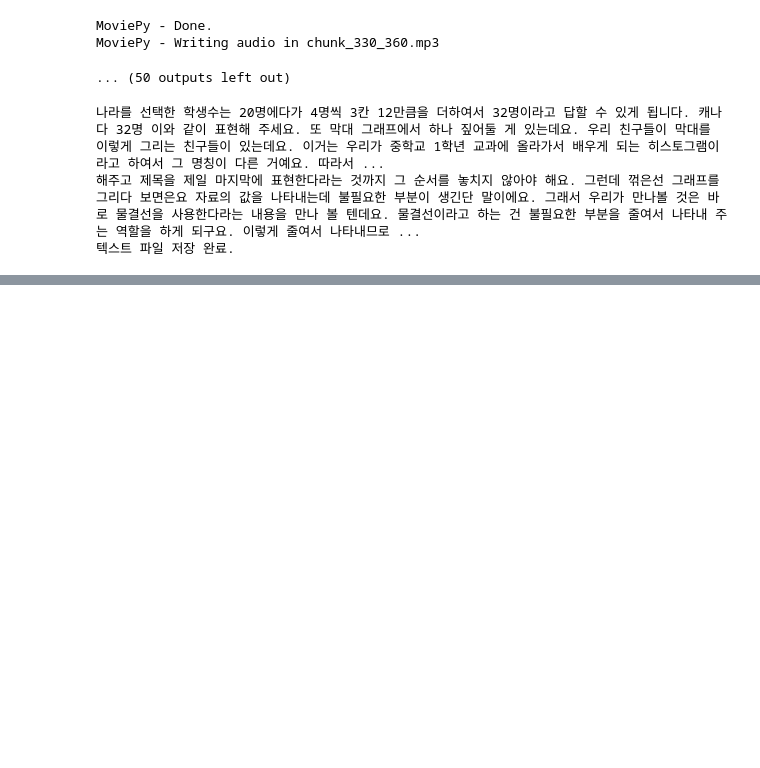
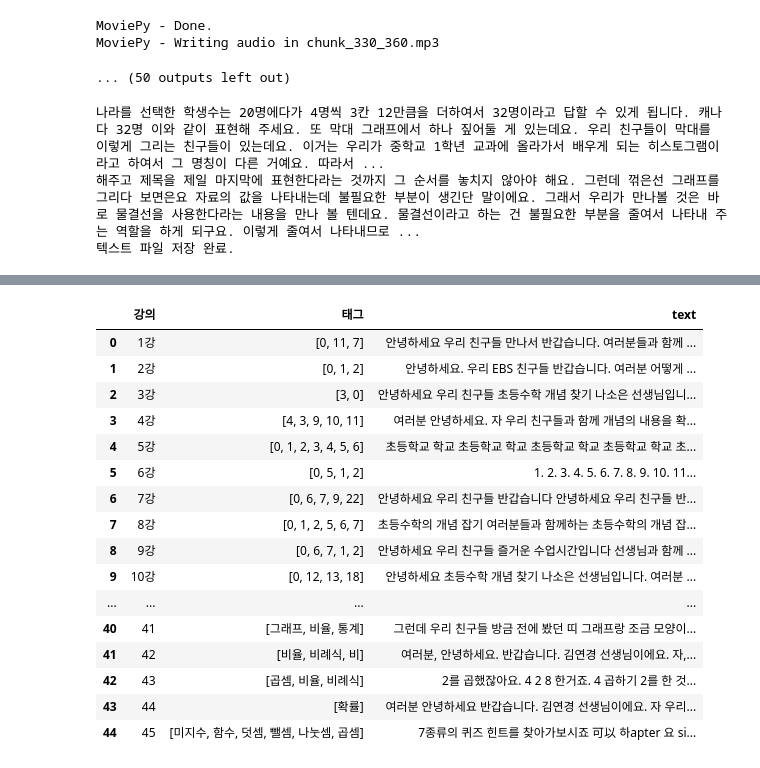
Before and after one commit to oxorudo/Chunjae_Bigdata_9th, a Jupyter notebook: 9.4~9.23/STT_summary_project/lecture_summary_kor.ipynb, the cells around one changed output, grey strips where cells are left out. Cells and saved outputs as stored; diff of their text form; code cells hidden in the pictures; blank space fills up the shorter version.

```diff
--- a/9.4~9.23/STT_summary_project/lecture_summary_kor.ipynb
+++ b/9.4~9.23/STT_summary_project/lecture_summary_kor.ipynb
@@ -6,9 +6,7 @@ from moviepy.editor import VideoFileClip
 audio_path = []
 
 for i in range(0, 4):
-    video_path = (
-        f"./ebs/y2mate.com - 초등 수학 개념잡기  23강 문제 해결의 여러가지 방법 찾기1   00{i+1}_360P.mp4"
-    )
+    video_path = f"./ebs/y2mate.com - 초등 수학 개념잡기  23강 문제 해결의 여러가지 방법 찾기1   00{i+1}_360P.mp4"
 
     # 동영상 로드
     video = VideoFileClip(video_path)
@@ -37,10 +35,11 @@ from moviepy.editor import AudioFileClip
 import os
 # %%
 from moviepy.editor import VideoFileClip
+
 # 비디오 파일이 있는 폴더 경로
-video_folder_path = './ebs/'
+video_folder_path = "./ebs/"
 # 오디오 파일을 저장할 폴더 경로
-audio_output_folder_path = './ebs_audio/'
+audio_output_folder_path = "./ebs_audio/"
 # 오디오 파일을 저장할 폴더가 없으면 생성
 if not os.path.exists(audio_output_folder_path):
     os.makedirs(audio_output_folder_path)
@@ -49,7 +48,9 @@ for filename in os.listdir(video_folder_path):
     # 확장자가 비디오 파일인지 확인 (여기서는 .mp4 기준)
     if filename.endswith(".mp4"):
         video_path = os.path.join(video_folder_path, filename)
-        audio_output_path = os.path.join(audio_output_folder_path, f"{os.path.splitext(filename)[0]}.mp3")
+        audio_output_path = os.path.join(
+            audio_output_folder_path, f"{os.path.splitext(filename)[0]}.mp3"
+        )
         # 비디오 파일 불러오기
         video_clip = VideoFileClip(video_path)
         # 비디오에서 오디오 추출
@@ -274,25 +275,20 @@ import openai
 
 openai.api_key = ""
 
-transcriptions = ''
+transcriptions = ""
 
 for i in range(0, 4):
     file = f"./ebs_audio/y2mate.com - 초등 수학 개념잡기  22강 자료정리의 방법    00{i+1}_360P.mp3"
-
-
 
     if os.path.exists(file):
         audio_file = open(file, "rb")
 
         # Whisper 모델로 오디오 파일을 텍스트로 변환
-        transcription = openai.Audio.transcribe(
-            model="whisper-1",
-            file=audio_file
-        )
+        transcription = openai.Audio.transcribe(model="whisper-1", file=audio_file)
 
         # 텍스트 저장
-        print(transcription['text'])
-        transcriptions += transcription['text']
+        print(transcription["text"])
+        transcriptions += transcription["text"]
 
     with open("final_transcription_group_22.txt", "w", encoding="utf-8") as f:
         f.write(f"{transcriptions}" + "\n\n")
@@ -390,0 +532,20 @@ print(final_transcription1 + final_transcription2)
+# %%
+df_updated
+# %% [output]
+|  | 강의 | 태그 | text |
+| 0 | 1강 | [0, 11, 7] | 안녕하세요 우리 친구들 만나서 반갑습니다. 여러분들과 함께 ... |
+| 1 | 2강 | [0, 1, 2] | 안녕하세요. 우리 EBS 친구들 반갑습니다. 여러분 어떻게 ... |
+| 2 | 3강 | [3, 0] | 안녕하세요 우리 친구들 초등수학 개념 찾기 나소은 선생님입니... |
+| 3 | 4강 | [4, 3, 9, 10, 11] | 여러분 안녕하세요. 자 우리 친구들과 함께 개념의 내용을 확... |
+| 4 | 5강 | [0, 1, 2, 3, 4, 5, 6] | 초등학교 학교 초등학교 학교 초등학교 학교 초등학교 학교 초... |
+| 5 | 6강 | [0, 5, 1, 2] | 1. 2. 3. 4. 5. 6. 7. 8. 9. 10. 11... |
+| 6 | 7강 | [0, 6, 7, 9, 22] | 안녕하세요 우리 친구들 반갑습니다 안녕하세요 우리 친구들 반... |
+| 7 | 8강 | [0, 1, 2, 5, 6, 7] | 초등수학의 개념 잡기 여러분들과 함께하는 초등수학의 개념 잡... |
+| 8 | 9강 | [0, 6, 7, 1, 2] | 안녕하세요 우리 친구들 즐거운 수업시간입니다 선생님과 함께 ... |
+| 9 | 10강 | [0, 12, 13, 18] | 안녕하세요 초등수학 개념 찾기 나소은 선생님입니다. 여러분 ... |
+| ... | ... | ... | ... |
+| 40 | 41 | [그래프, 비율, 통계] | 그런데 우리 친구들 방금 전에 봤던 띠 그래프랑 조금 모양이... |
+| 41 | 42 | [비율, 비례식, 비] | 여러분, 안녕하세요. 반갑습니다. 김연경 선생님이에요. 자,... |
+| 42 | 43 | [곱셈, 비율, 비례식] | 2를 곱했잖아요. 4 2 8 한거죠. 4 곱하기 2를 한 것... |
+| 43 | 44 | [확률] | 여러분 안녕하세요 반갑습니다. 김연경 선생님이에요. 자 우리... |
+| 44 | 45 | [미지수, 함수, 덧셈, 뺄셈, 나눗셈, 곱셈] | 7종류의 퀴즈 힌트를 찾아가보시죠 可以 하apter 요 si... |
```
Also changed, not shown: parts of 16 cells of this notebook, 8 other files.
